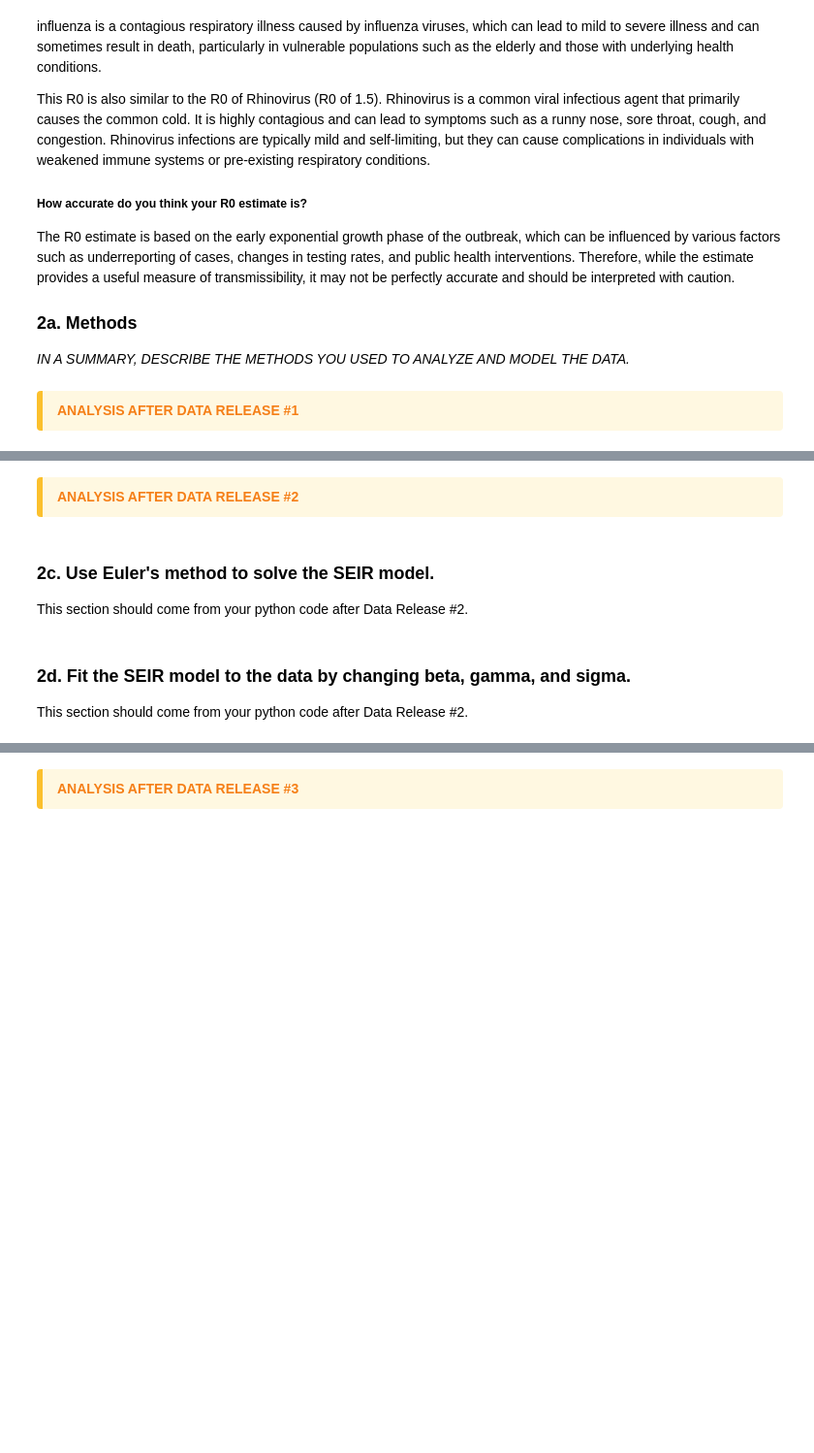
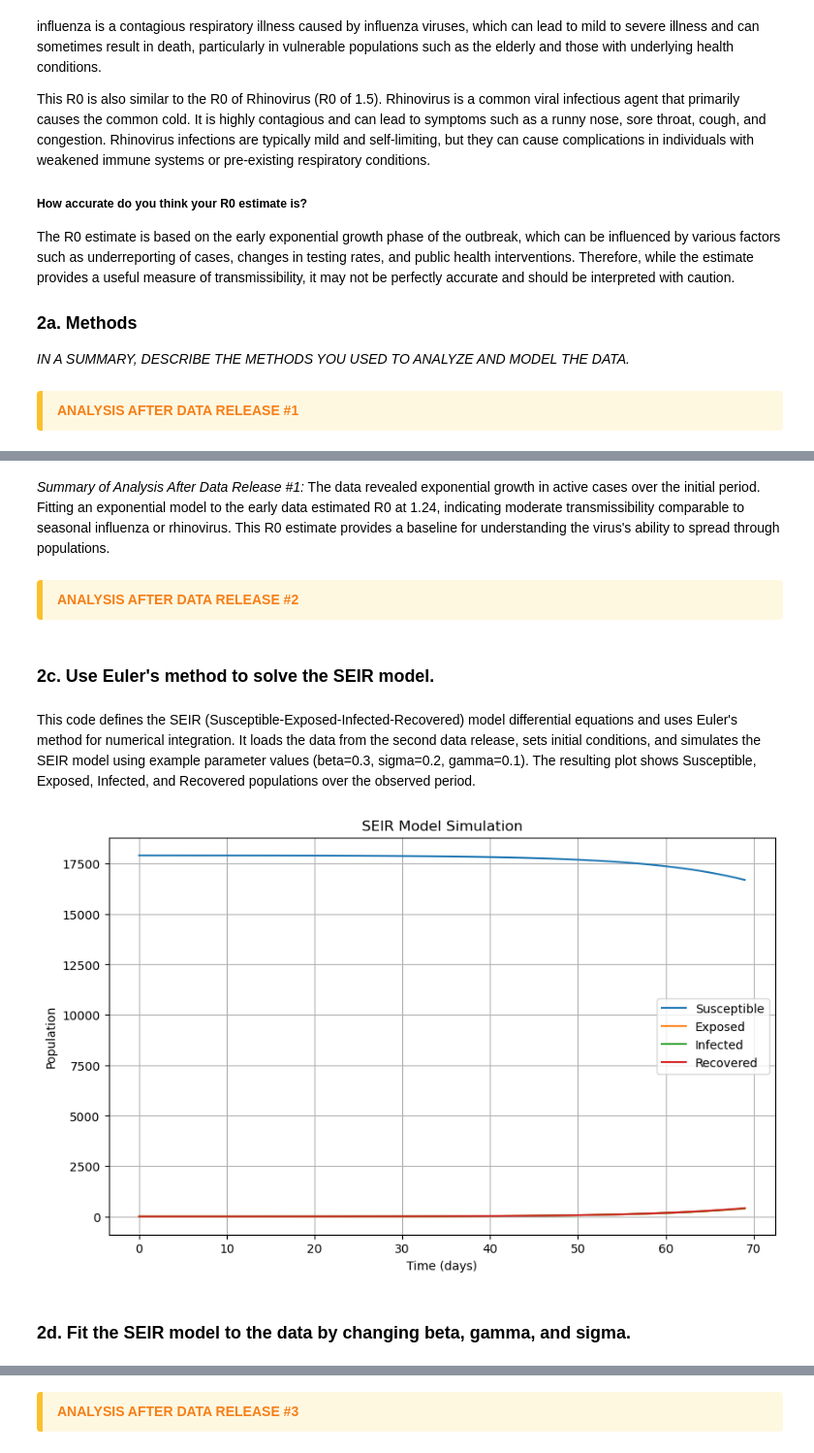
Before and after one commit to mjb5nk/Module-2-Epidemics-SIR-Modeling, a Jupyter notebook: Notebook examples/Template_student_final_notebook.ipynb, the cells around one changed output, grey strips where cells are left out. Shown at 97% size. Saved outputs shown, nothing was run; the diff lists cells and outputs as text; code cells hidden in the pictures; blank space fills up the shorter version.

```diff
--- a/Notebook examples/Template_student_final_notebook.ipynb
+++ b/Notebook examples/Template_student_final_notebook.ipynb
@@ -67,3 +118,5 @@ This section should come from your python code after Data Release #1.
+# %% [markdown]
+*Summary of Analysis After Data Release #1:* The data revealed exponential growth in active cases over the initial period. Fitting an exponential model to the early data estimated R0 at 1.24, indicating moderate transmissibility comparable to seasonal influenza or rhinovirus. This R0 estimate provides a baseline for understanding the virus's ability to spread through populations.
 # %% [markdown]
 
 <div style="
@@ -77,7 +130,80 @@ This section should come from your python code after Data Release #1.
 </div>
 # %% [markdown]
 ### 2c. Use Euler's method to solve the SEIR model.
-This section should come from your python code after Data Release #2.
+# %% [markdown]
+This code defines the SEIR (Susceptible-Exposed-Infected-Recovered) model differential equations and uses Euler's method for numerical integration. It loads the data from the second data release, sets initial conditions, and simulates the SEIR model using example parameter values (beta=0.3, sigma=0.2, gamma=0.1). The resulting plot shows Susceptible, Exposed, Infected, and Recovered populations over the observed period.
+# %%
+import numpy as np
+import matplotlib.pyplot as plt
+import pandas as pd
+
+# Load the data for RELEASE#2
+data = pd.read_csv("../Data/mystery_virus_daily_active_counts_RELEASE#2.csv", parse_dates=['date'], header=0, index_col=None)
+observed_data = data["active reported daily cases"].values
+num_days = len(observed_data)
+timepoints = np.arange(num_days)
+
+# SEIR differential equations
+def seir_model(y, t, beta, sigma, gamma, N):
+    S, E, I, R = y
+    dSdt = -beta * S * I / N
+    dEdt = beta * S * I / N - sigma * E
+    dIdt = sigma * E - gamma * I
+    dRdt = gamma * I
+    return dSdt, dEdt, dIdt, dRdt
+
+# Euler method implementation
+def euler_method(beta, sigma, gamma, S0, E0, I0, R0, timepoints, N):
+    S = np.zeros(len(timepoints))
+    E = np.zeros(len(timepoints))
+    I = np.zeros(len(timepoints))
+    R = np.zeros(len(timepoints))
+    # Initial conditions
+    S[0], E[0], I[0], R[0] = S0, E0, I0, R0
+    # Euler integration
+    for i in range(1, len(timepoints)):
+        dt = timepoints[i] - timepoints[i-1]
+        dSdt, dEdt, dIdt, dRdt = seir_model(
+            (S[i-1], E[i-1], I[i-1], R[i-1]),
+            timepoints[i-1],
+            beta, sigma, gamma, N
+        )
+        # Update values using Euler's method
+        S[i] = S[i-1] + dSdt * dt
+        E[i] = E[i-1] + dEdt * dt
+        I[i] = I[i-1] + dIdt * dt
+        R[i] = R[i-1] + dRdt * dt
+    # return results
+    return S, E, I, R
+
+# Initial conditions
+S0 = 17900
+E0 = 0
+I0 = 1
+R0 = 1.24  # estimated from data
+N = S0 + E0 + I0 + R0
+
+# Example parameters (will be fitted later)
+beta = 0.3
+sigma = 0.2
+gamma = 0.1
+
+# Solve the SEIR model
+S, E, I, R = euler_method(beta, sigma, gamma, S0, E0, I0, R0, timepoints, N)
+
+# Plot the SEIR model results
+plt.figure(figsize=(10, 6))
+plt.plot(timepoints, S, label='Susceptible')
+plt.plot(timepoints, E, label='Exposed')
+plt.plot(timepoints, I, label='Infected')
+plt.plot(timepoints, R, label='Recovered')
+plt.title('SEIR Model Simulation')
+plt.xlabel('Time (days)')
+plt.ylabel('Population')
+plt.legend()
+plt.grid()
+plt.show()
+# %% [output]
+[figure, added]
 # %% [markdown]
 ### 2d. Fit the SEIR model to the data by changing beta, gamma, and sigma.
-This section should come from your python code after Data Release #2.
```
Also changed, not shown: parts of 12 cells of this notebook.
